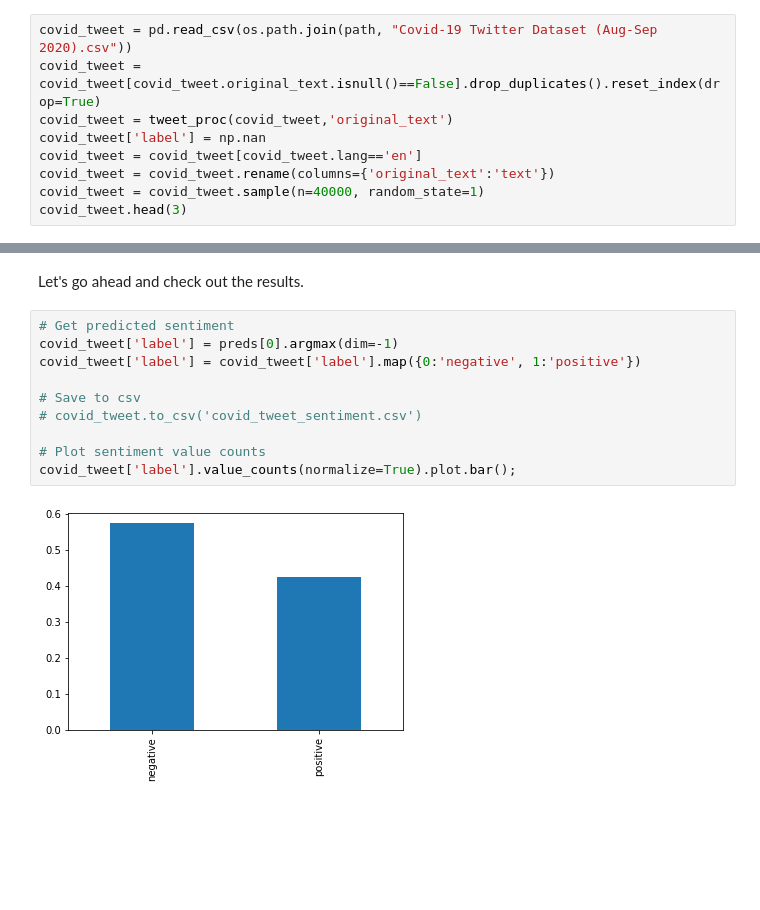
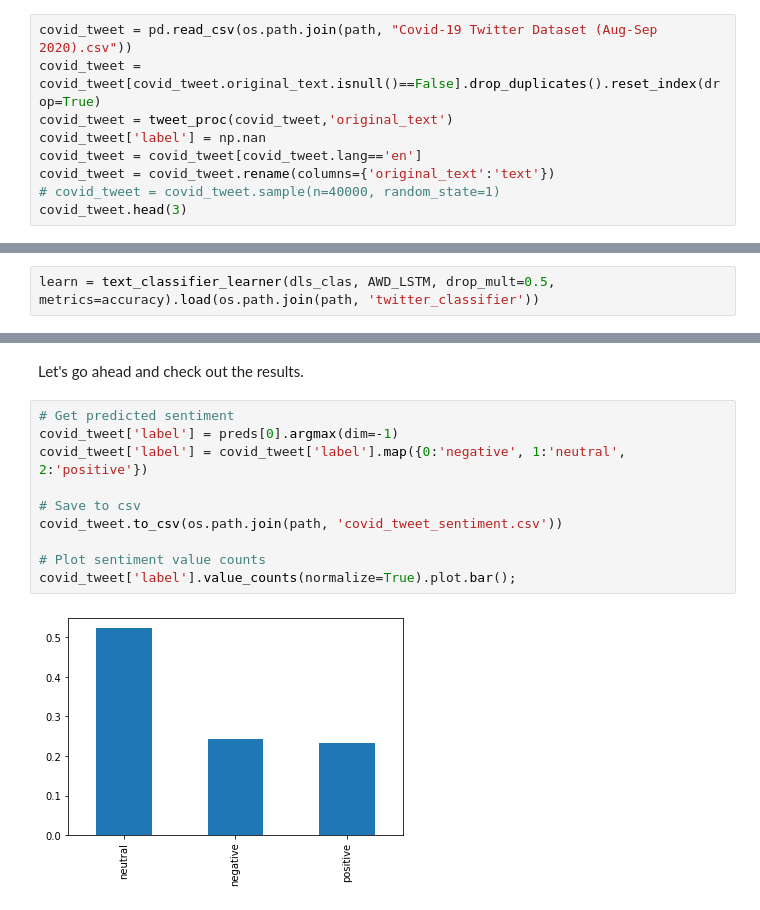
Before and after one commit to jinfeijoy/NLP, a Jupyter notebook: kaggle_Twitter_sentiment/notebook/Basic_twitter_sentiment_analysis_fastai.ipynb, the cells around one changed output, grey strips where cells are left out. Drawn from its saved outputs; the diff is of its cells as text; blank space fills up the shorter version.

```diff
--- a/kaggle_Twitter_sentiment/notebook/Basic_twitter_sentiment_analysis_fastai.ipynb
+++ b/kaggle_Twitter_sentiment/notebook/Basic_twitter_sentiment_analysis_fastai.ipynb
@@ -31,7 +31,7 @@ covid_tweet = tweet_proc(covid_tweet,'original_text')
 covid_tweet['label'] = np.nan
 covid_tweet = covid_tweet[covid_tweet.lang=='en']
 covid_tweet = covid_tweet.rename(columns={'original_text':'text'})
-covid_tweet = covid_tweet.sample(n=40000, random_state=1)
+# covid_tweet = covid_tweet.sample(n=40000, random_state=1)
 covid_tweet.head(3)
 # %% [output]
 |  | id | created_at | source | text | lang | favorite_count | retweet_count | original_author | ... |
@@ -226,3 +223,5 @@ learn.predict("I hate")
+# %%
+learn = text_classifier_learner(dls_clas, AWD_LSTM, drop_mult=0.5, metrics=accuracy).load(os.path.join(path, 'twitter_classifier'))
 # %% [markdown]
 # Analysing the tweets
 To carry out sentiment analysis on the vaccine tweets, we can add them to the DataLoaders as a test set:
@@ -237,12 +237,12 @@ Let's go ahead and check out the results.
 # %%
 # Get predicted sentiment
 covid_tweet['label'] = preds[0].argmax(dim=-1)
-covid_tweet['label'] = covid_tweet['label'].map({0:'negative', 1:'positive'})
+covid_tweet['label'] = covid_tweet['label'].map({0:'negative', 1:'neutral', 2:'positive'})
 
 # Save to csv
-# covid_tweet.to_csv('covid_tweet_sentiment.csv')
+covid_tweet.to_csv(os.path.join(path, 'covid_tweet_sentiment.csv'))
 
 # Plot sentiment value counts
 covid_tweet['label'].value_counts(normalize=True).plot.bar();
 # %% [output]
-[figure, old version]
+[figure, new version]
```
Also changed, not shown: parts of 26 cells of this notebook, 1 other file.
